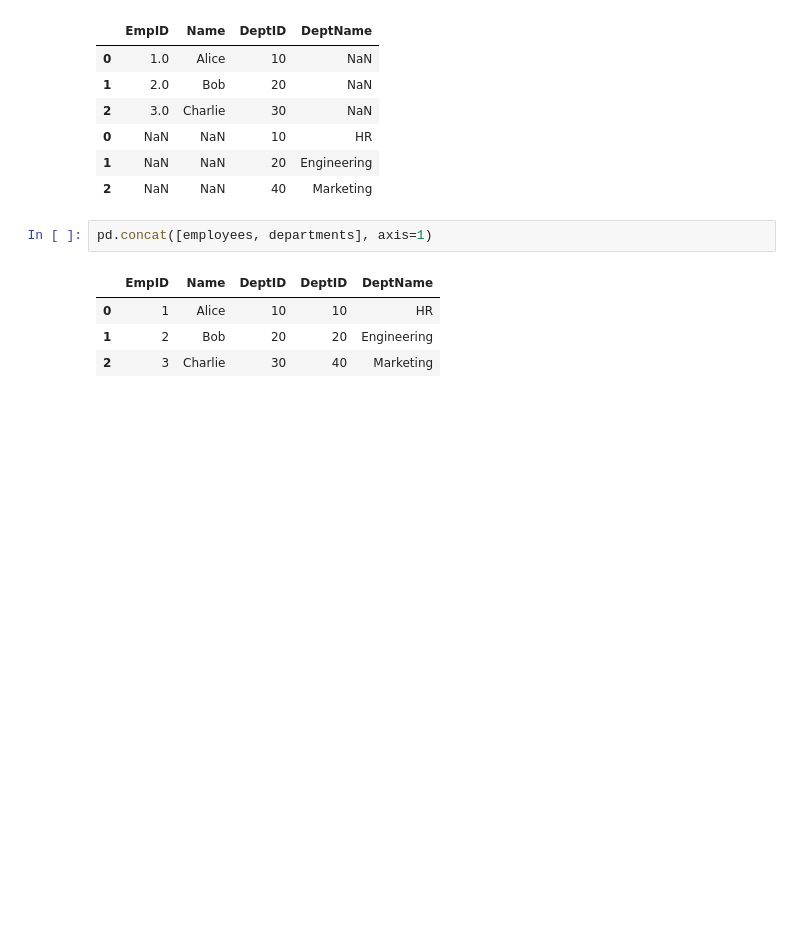
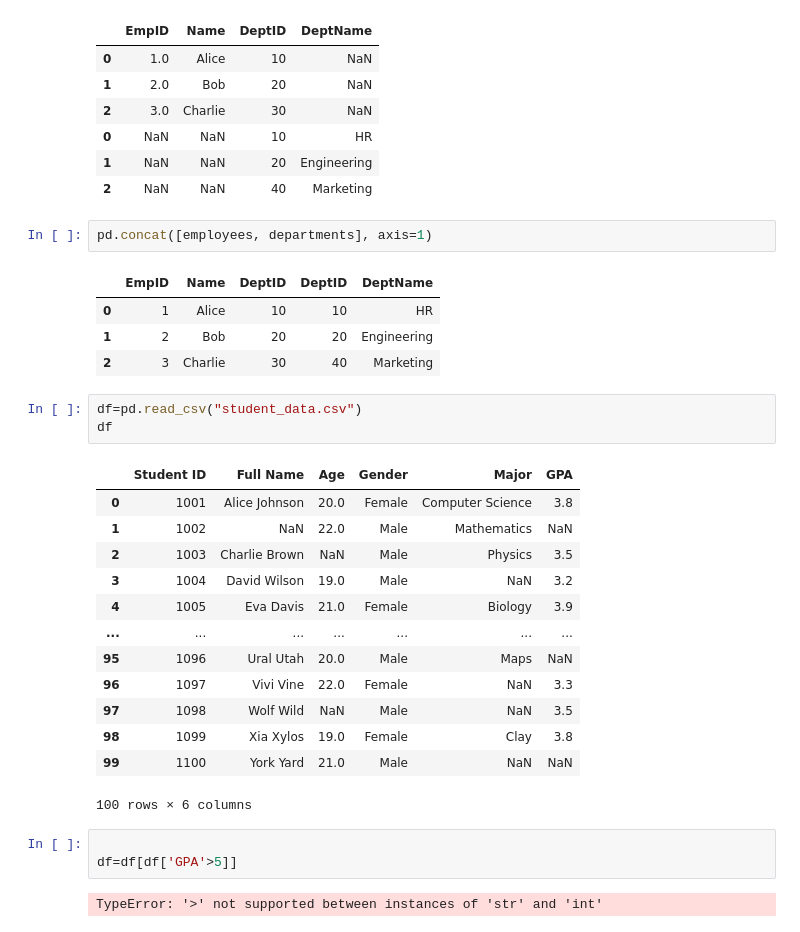
Before and after one commit to pankajvshnv/Data-Science, a Jupyter notebook: numpy.ipynb, the cells around one changed output. Drawn from its saved outputs; the diff is of its cells as text; blank space fills up the shorter version.

```diff
--- a/numpy.ipynb
+++ b/numpy.ipynb
@@ -2203,3 +2180,25 @@ pd.concat([employees, departments], axis=1)
 | 0 | 1 | Alice | 10 | 10 | HR |
 | 1 | 2 | Bob | 20 | 20 | Engineering |
 | 2 | 3 | Charlie | 30 | 40 | Marketing |
+# %%
+df=pd.read_csv("student_data.csv")
+df
+# %% [output]
+|  | Student ID | Full Name | Age | Gender | Major | GPA |
+| 0 | 1001 | Alice Johnson | 20.0 | Female | Computer Science | 3.8 |
+| 1 | 1002 | NaN | 22.0 | Male | Mathematics | NaN |
+| 2 | 1003 | Charlie Brown | NaN | Male | Physics | 3.5 |
+| 3 | 1004 | David Wilson | 19.0 | Male | NaN | 3.2 |
+| 4 | 1005 | Eva Davis | 21.0 | Female | Biology | 3.9 |
+| ... | ... | ... | ... | ... | ... | ... |
+| 95 | 1096 | Ural Utah | 20.0 | Male | Maps | NaN |
+| 96 | 1097 | Vivi Vine | 22.0 | Female | NaN | 3.3 |
+| 97 | 1098 | Wolf Wild | NaN | Male | NaN | 3.5 |
+| 98 | 1099 | Xia Xylos | 19.0 | Female | Clay | 3.8 |
+| 99 | 1100 | York Yard | 21.0 | Male | NaN | NaN |
+100 rows × 6 columns
+# %%
+
+df=df[df['GPA'>5]]
+# %% [output]
+TypeError: '>' not supported between instances of 'str' and 'int'
```
Also changed, not shown: parts of 10 cells of this notebook, 3 other files.
